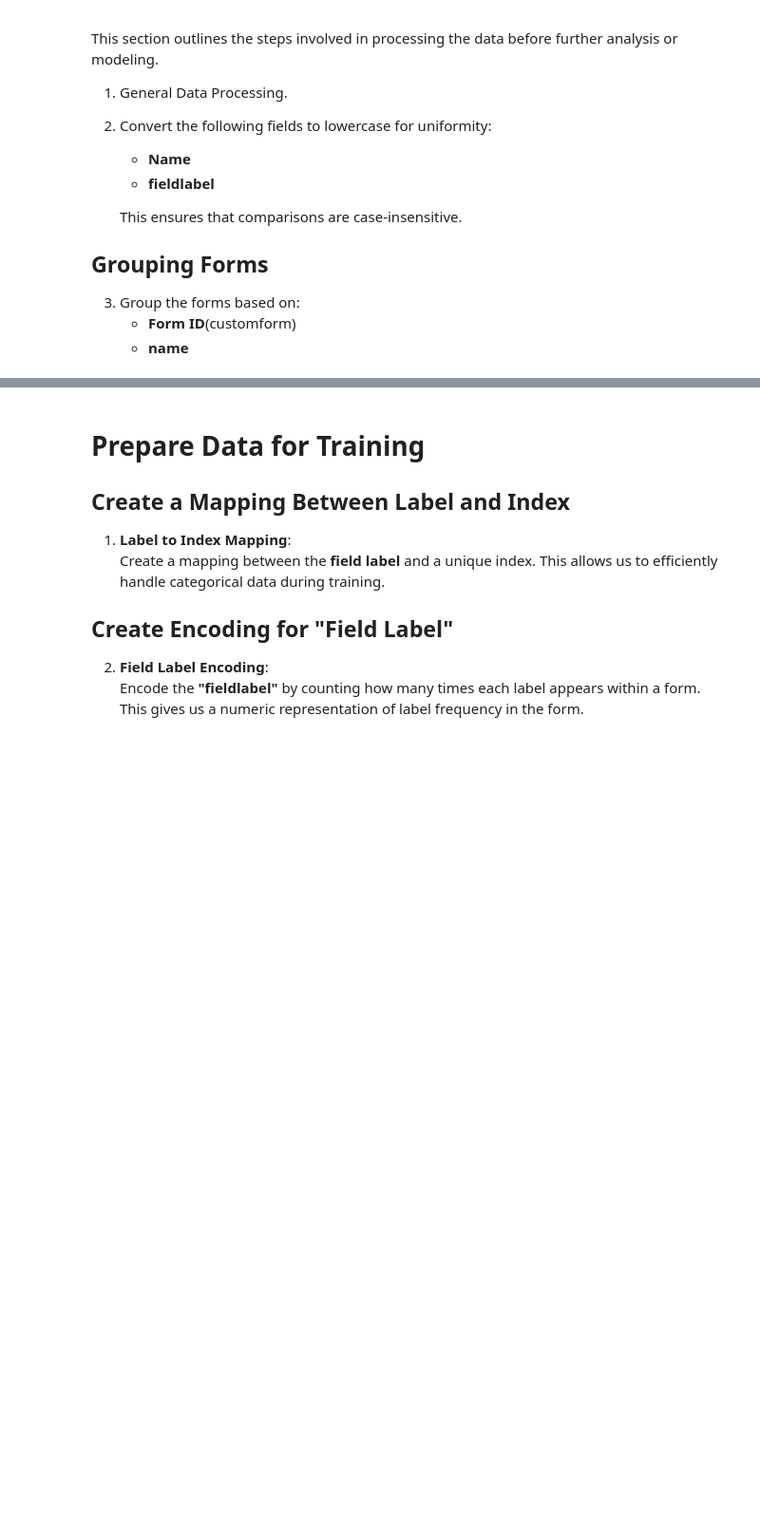
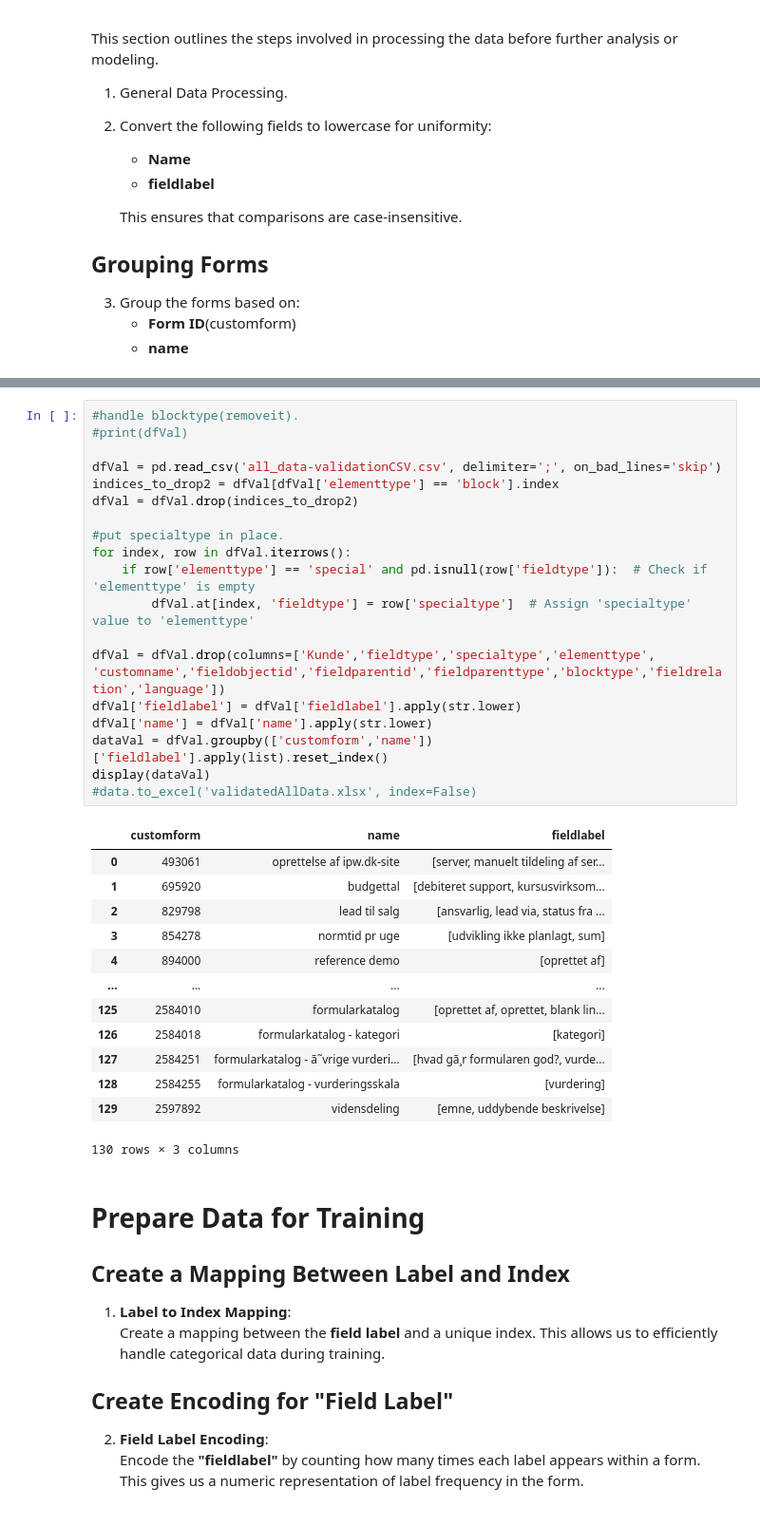
Before and after one commit to Semo0/IPWFormAi, a Jupyter notebook: app/Experiment-3.1.ipynb, the cells around one changed output, grey strips where cells are left out. Shown: that part at 95% size. Saved outputs shown, nothing was run; the diff lists cells and outputs as text; blank space fills up the shorter version.

```diff
--- a/app/Experiment-3.1.ipynb
+++ b/app/Experiment-3.1.ipynb
@@ -69,3 +115,36 @@ display(data)
+# %%
+#handle blocktype(removeit).
+#print(dfVal)
+
+dfVal = pd.read_csv('all_data-validationCSV.csv', delimiter=';', on_bad_lines='skip')
+indices_to_drop2 = dfVal[dfVal['elementtype'] == 'block'].index
+dfVal = dfVal.drop(indices_to_drop2)
+
+#put specialtype in place.
+for index, row in dfVal.iterrows():
+    if row['elementtype'] == 'special' and pd.isnull(row['fieldtype']):  # Check if 'elementtype' is empty
+        dfVal.at[index, 'fieldtype'] = row['specialtype']  # Assign 'specialtype' value to 'elementtype'
+
+dfVal = dfVal.drop(columns=['Kunde','fieldtype','specialtype','elementtype', 'customname','fieldobjectid','fieldparentid','fieldparenttype','blocktype','fieldrelation','language'])
+dfVal['fieldlabel'] = dfVal['fieldlabel'].apply(str.lower)
+dfVal['name'] = dfVal['name'].apply(str.lower)
+dataVal = dfVal.groupby(['customform','name'])['fieldlabel'].apply(list).reset_index()
+display(dataVal)
+#data.to_excel('validatedAllData.xlsx', index=False)
+# %% [output]
+|  | customform | name | fieldlabel |
+| 0 | 493061 | oprettelse af ipw.dk-site | [server, manuelt tildeling af ser... |
+| 1 | 695920 | budgettal | [debiteret support, kursusvirksom... |
+| 2 | 829798 | lead til salg | [ansvarlig, lead via, status fra ... |
+| 3 | 854278 | normtid pr uge | [udvikling ikke planlagt, sum] |
+| 4 | 894000 | reference demo | [oprettet af] |
+| ... | ... | ... | ... |
+| 125 | 2584010 | formularkatalog | [oprettet af, oprettet, blank lin... |
+| 126 | 2584018 | formularkatalog - kategori | [kategori] |
+| 127 | 2584251 | formularkatalog - ã˜vrige vurderi... | [hvad gã¸r formularen god?, vurde... |
+| 128 | 2584255 | formularkatalog - vurderingsskala | [vurdering] |
+| 129 | 2597892 | vidensdeling | [emne, uddybende beskrivelse] |
+130 rows × 3 columns
 # %% [markdown]
 # Prepare Data for Training
 
```
Also changed, not shown: parts of 11 cells of this notebook, 5 other files.
